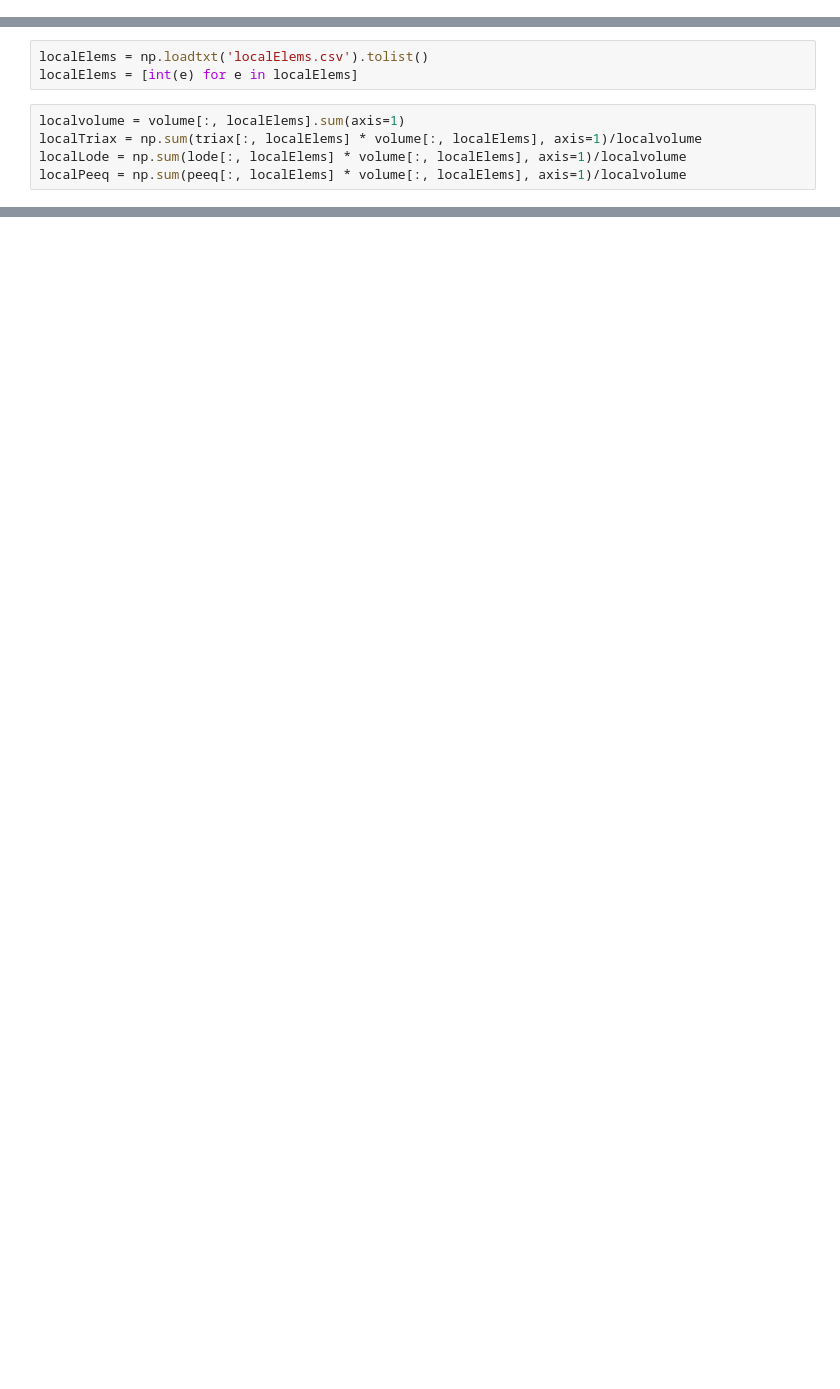
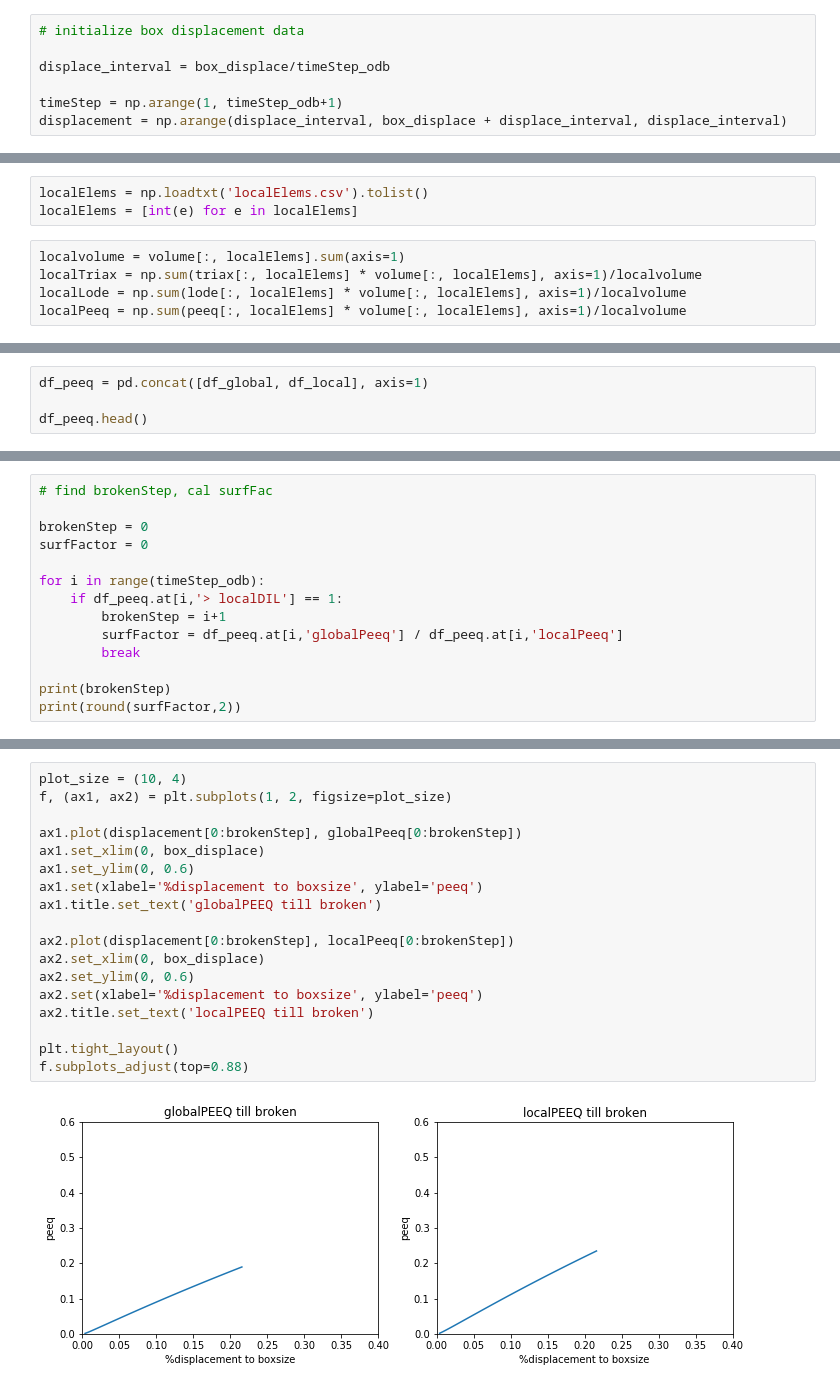
Before and after one commit to peeraponw/Multiscale_surface_modeling, a Jupyter notebook: hole_expansion/submodel_Nid/HET_analysis/HET_analysis.ipynb, the cells around one changed output, grey strips where cells are left out. Drawn from its saved outputs; the diff is of its cells as text; blank space fills up the shorter version.

```diff
--- a/hole_expansion/submodel_Nid/HET_analysis/HET_analysis.ipynb
+++ b/hole_expansion/submodel_Nid/HET_analysis/HET_analysis.ipynb
@@ -20 +35,8 @@ Wall time: 2 s
+# %%
+# initialize box displacement data
+
+displace_interval = box_displace/timeStep_odb
+
+timeStep = np.arange(1, timeStep_odb+1)
+displacement = np.arange(displace_interval, box_displace + displace_interval, displace_interval)
 # %%
@@ -114,0 +144,4 @@ np.savetxt('localVar.csv', localVar, delimiter=',')
+# %%
+df_peeq = pd.concat([df_global, df_local], axis=1)
+
+df_peeq.head()
@@ -114,0 +155,14 @@ np.savetxt('localVar.csv', localVar, delimiter=',')
+# %%
+# find brokenStep, cal surfFac
+
+brokenStep = 0
+surfFactor = 0
+
+for i in range(timeStep_odb):
+    if df_peeq.at[i,'> localDIL'] == 1:
+        brokenStep = i+1
+        surfFactor = df_peeq.at[i,'globalPeeq'] / df_peeq.at[i,'localPeeq']
+        break
+
+print(brokenStep)
+print(round(surfFactor,2))
@@ -115,3 +219,23 @@ np.savetxt('localVar.csv', localVar, delimiter=',')
+# %%
+plot_size = (10, 4)
+f, (ax1, ax2) = plt.subplots(1, 2, figsize=plot_size)
+
+ax1.plot(displacement[0:brokenStep], globalPeeq[0:brokenStep])
+ax1.set_xlim(0, box_displace)
+ax1.set_ylim(0, 0.6)
+ax1.set(xlabel='%displacement to boxsize', ylabel='peeq')
+ax1.title.set_text('globalPEEQ till broken')
+
+ax2.plot(displacement[0:brokenStep], localPeeq[0:brokenStep])
+ax2.set_xlim(0, box_displace)
+ax2.set_ylim(0, 0.6)
+ax2.set(xlabel='%displacement to boxsize', ylabel='peeq')
+ax2.title.set_text('localPEEQ till broken')
+
+plt.tight_layout()
+f.subplots_adjust(top=0.88)
+# %% [output]
+[figure, added]
 # %%
 fig = plt.figure()
 ax = fig.add_subplot(111, projection='3d')
```
Also changed, not shown: parts of 30 cells of this notebook, 10 other files.
